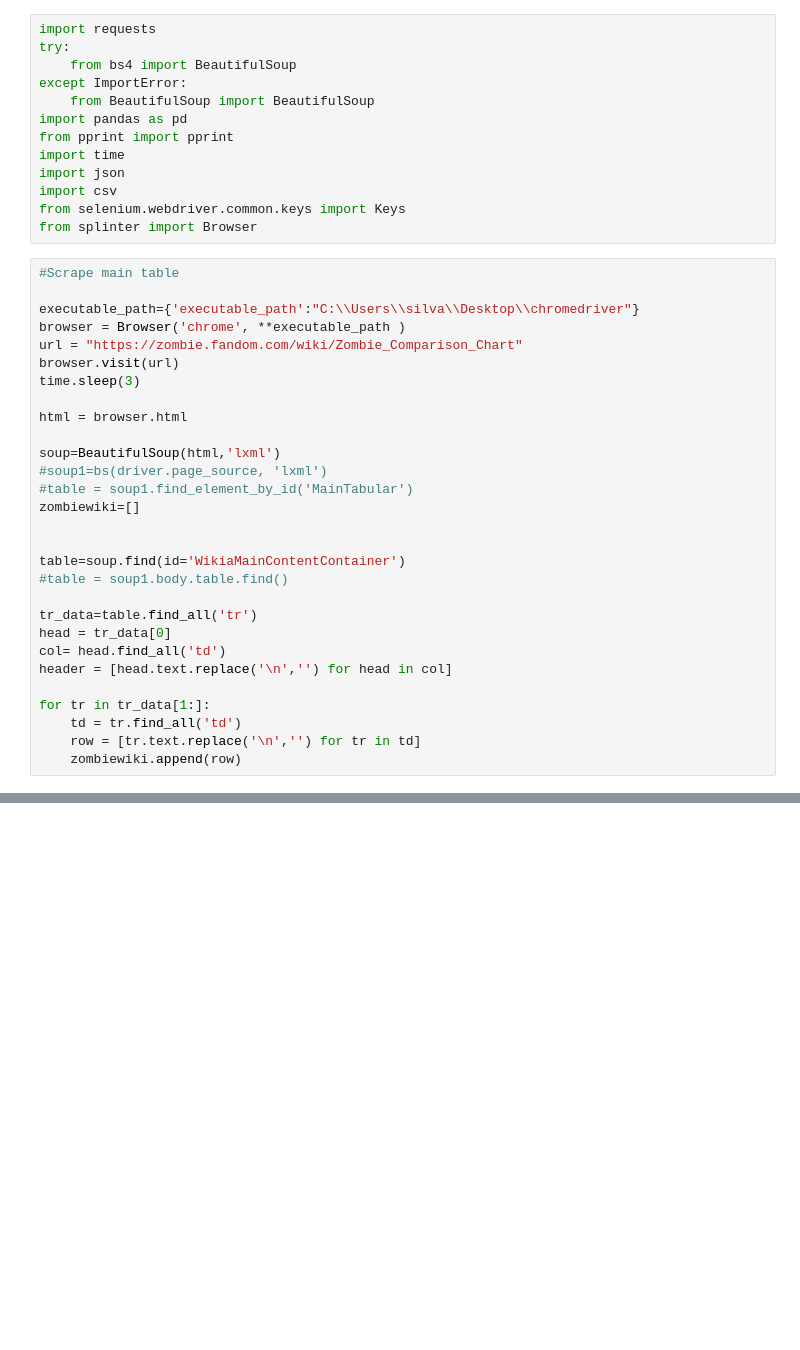
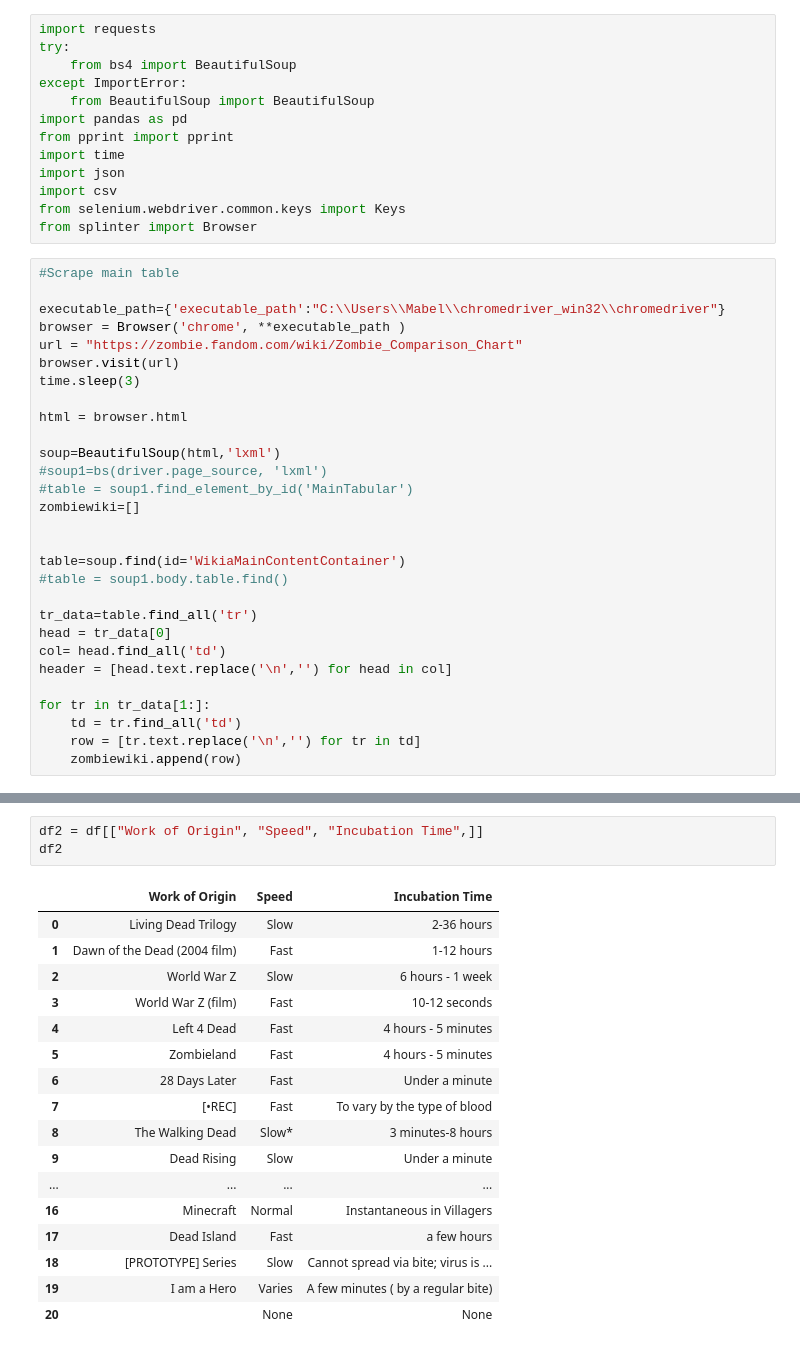
Before and after one commit to SSMDFW/FinalProject, a Jupyter notebook: Data/FandomZombieScrape.ipynb, the cells around one changed output, grey strips where cells are left out. Drawn from its saved outputs; the diff is of its cells as text; blank space fills up the shorter version.

```diff
--- a/Data/FandomZombieScrape.ipynb
+++ b/Data/FandomZombieScrape.ipynb
@@ -14,7 +14,7 @@ from splinter import Browser
 # %%
 #Scrape main table
 
-executable_path={'executable_path':"C:\\Users\\silva\\Desktop\\chromedriver"}
+executable_path={'executable_path':"C:\\Users\\Mabel\\chromedriver_win32\\chromedriver"}
 browser = Browser('chrome', **executable_path )
 url = "https://zombie.fandom.com/wiki/Zombie_Comparison_Chart"
 browser.visit(url)
@@ -66,0 +64,21 @@ NameError: name 'df' is not defined
+# %%
+df2 = df[["Work of Origin", "Speed", "Incubation Time",]]
+df2
+# %% [output]
+|  | Work of Origin | Speed | Incubation Time |
+| 0 | Living Dead Trilogy | Slow | 2-36 hours |
+| 1 | Dawn of the Dead (2004 film) | Fast | 1-12 hours |
+| 2 | World War Z | Slow | 6 hours - 1 week |
+| 3 | World War Z (film) | Fast | 10-12 seconds |
+| 4 | Left 4 Dead | Fast | 4 hours - 5 minutes |
+| 5 | Zombieland | Fast | 4 hours - 5 minutes |
+| 6 | 28 Days Later | Fast | Under a minute |
+| 7 | [•REC] | Fast | To vary by the type of blood |
+| 8 | The Walking Dead | Slow* | 3 minutes-8 hours |
+| 9 | Dead Rising | Slow | Under a minute |
+| ... | ... | ... | ... |
+| 16 | Minecraft | Normal | Instantaneous in Villagers |
+| 17 | Dead Island | Fast | a few hours |
+| 18 | [PROTOTYPE] Series | Slow | Cannot spread via bite; virus is ... |
+| 19 | I am a Hero | Varies | A few minutes ( by a regular bite) |
+| 20 |  | None | None |
```
Also changed, not shown: parts of 7 cells of this notebook.
